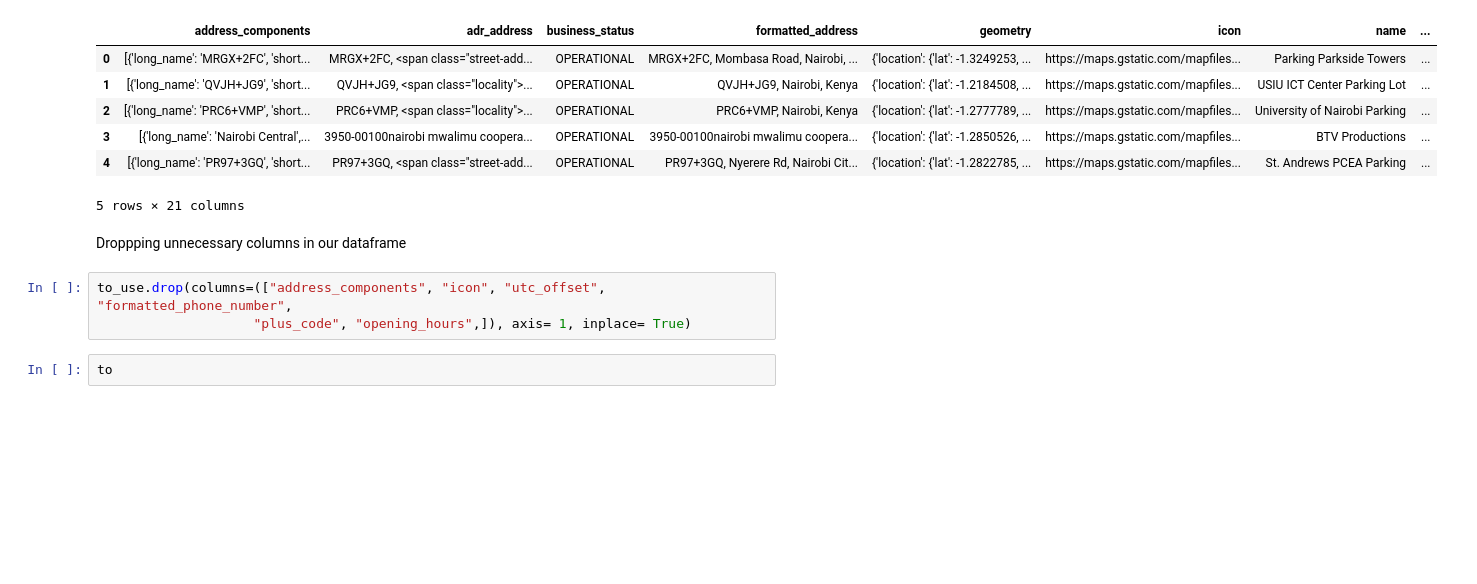
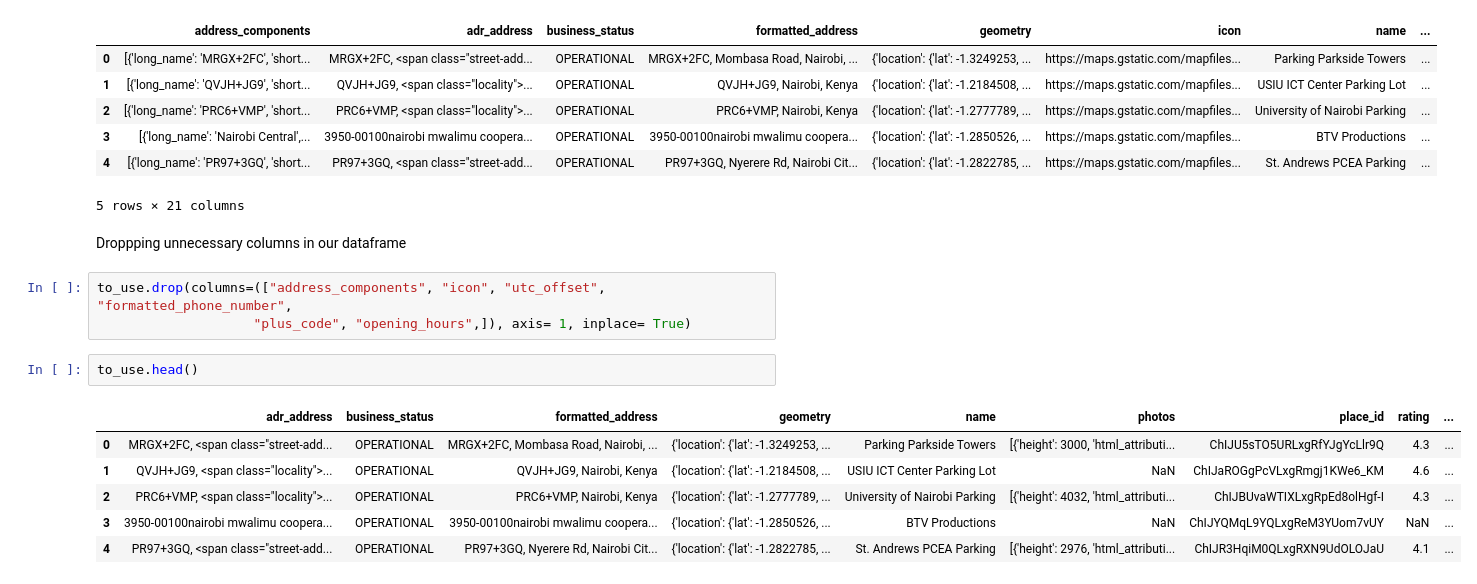
Before and after one commit to dev-ezzy/Parking-availability, a Jupyter notebook: API.ipynb, the cells around one changed output. Saved outputs shown, nothing was run; the diff lists cells and outputs as text; blank space fills up the shorter version.

```diff
--- a/API.ipynb
+++ b/API.ipynb
@@ -93,5 +93,12 @@ Droppping unnecessary columns in our dataframe
 # %%
 to_use.drop(columns=(["address_components", "icon", "utc_offset", "formatted_phone_number",
                     "plus_code", "opening_hours",]), axis= 1, inplace= True)
-# %%
-to
+# %%
+to_use.head()
+# %% [output]
+|  | adr_address | business_status | formatted_address | geometry | name | photos | place_id | rating | ... |
+| 0 | MRGX+2FC, <span class="street-add... | OPERATIONAL | MRGX+2FC, Mombasa Road, Nairobi, ... | {'location': {'lat': -1.3249253, ... | Parking Parkside Towers | [{'height': 3000, 'html_attributi... | ChIJU5sTO5URLxgRfYJgYcLlr9Q | 4.3 | ... |
+| 1 | QVJH+JG9, <span class="locality">... | OPERATIONAL | QVJH+JG9, Nairobi, Kenya | {'location': {'lat': -1.2184508, ... | USIU ICT Center Parking Lot | NaN | ChIJaROGgPcVLxgRmgj1KWe6_KM | 4.6 | ... |
+| 2 | PRC6+VMP, <span class="locality">... | OPERATIONAL | PRC6+VMP, Nairobi, Kenya | {'location': {'lat': -1.2777789, ... | University of Nairobi Parking | [{'height': 4032, 'html_attributi... | ChIJBUvaWTIXLxgRpEd8olHgf-I | 4.3 | ... |
+| 3 | 3950-00100nairobi mwalimu coopera... | OPERATIONAL | 3950-00100nairobi mwalimu coopera... | {'location': {'lat': -1.2850526, ... | BTV Productions | NaN | ChIJYQMqL9YQLxgReM3YUom7vUY | NaN | ... |
+| 4 | PR97+3GQ, <span class="street-add... | OPERATIONAL | PR97+3GQ, Nyerere Rd, Nairobi Cit... | {'location': {'lat': -1.2822785, ... | St. Andrews PCEA Parking | [{'height': 2976, 'html_attributi... | ChIJR3HqiM0QLxgRXN9UdOLOJaU | 4.1 | ... |
```
